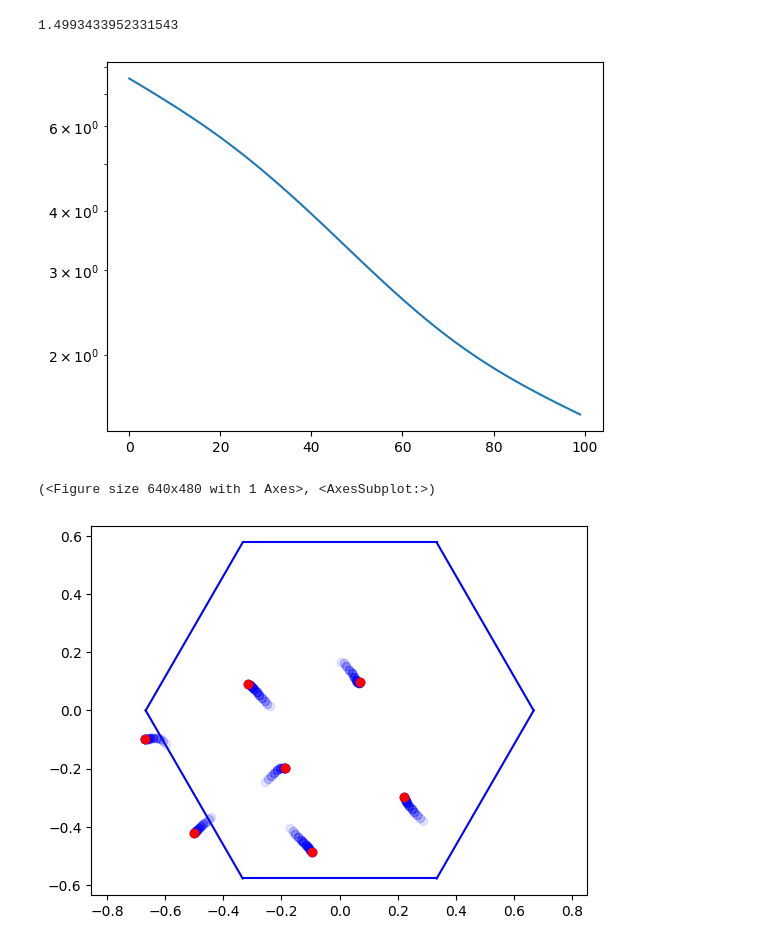
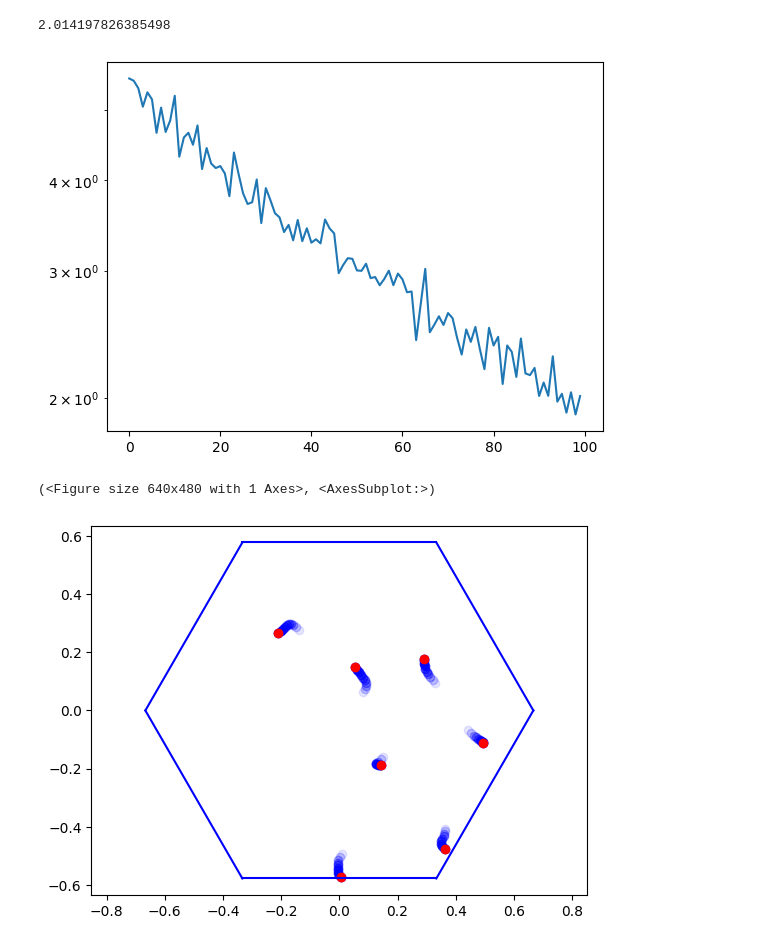
Before and after one commit to bioAI-Oslo/CI-grid-cells, a Jupyter notebook: optimize-jacobian-variance.ipynb, the cells around one changed output. Drawn from its saved outputs; the diff is of its cells as text; code cells hidden in the pictures.

```diff
--- a/optimize-jacobian-variance.ipynb
+++ b/optimize-jacobian-variance.ipynb
@@ -22,10 +12 @@ plt.imshow(activity[...,0].reshape(res,res).detach().numpy())
-# %%
-class Similitude(HexagonalGCs):
-    def __init__(self,**kwargs):
-        super(Similitude, self).__init__(**kwargs)
-
-    def loss_fn(self,r):
-        J = self.jacobian(r)
-        det_J = self.the_jacobian(J)
-        return torch.var(det_J)
 # %%
@@ -32,10 +14,13 @@ class Similitude(HexagonalGCs):
 model = Similitude(ncells=7)
 # %%
 # Train model
+nsamples_space = 2**10
 loss_history = []
 phases_history = [model.phases.clone().detach().numpy()]
 for epoch in tqdm.trange(100):
-    loss = model.train_step(board.reshape(-1,2))
+    rs = model.unit_cell.sample(nsamples_space)
+    rs = torch.tensor(rs,dtype=torch.float32)
+    loss = model.train_step(rs)
     loss_history.append(loss)
     phases_history.append(model.phases.clone().detach().numpy())
 # %%
@@ -43,16 +28,16 @@ plt.plot(loss_history)
 plt.semilogy()
 loss_history[-1]
 # %% [output]
-1.4993433952331543
+2.014197826385498
-[figure, old version]
+[figure, new version]
 # %%
 N = len(phases_history)
 fig, ax = plt.subplots()
 [ax.scatter(*phases_history[i].T, c='blue', alpha=i/N) for i in range(0,N,10)]
 ax.scatter(*phases_history[-1].T, c='red')
 ax.axis('equal')
-model.inner_hexagon.plot(fig,ax)
-#model.inner_hexagon.plot(fig,ax,center=np.mean(phases_history[-1],axis=0))
+model.unit_cell.plot(fig,ax)
+#model.unit_cell.plot(fig,ax,center=np.mean(phases_history[-1],axis=0))
 # %% [output]
 (<Figure size 640x480 with 1 Axes>, <AxesSubplot:>)
-[figure, old version]
+[figure, new version]
```
Also changed, not shown: parts of 15 cells of this notebook, 3 other files.
